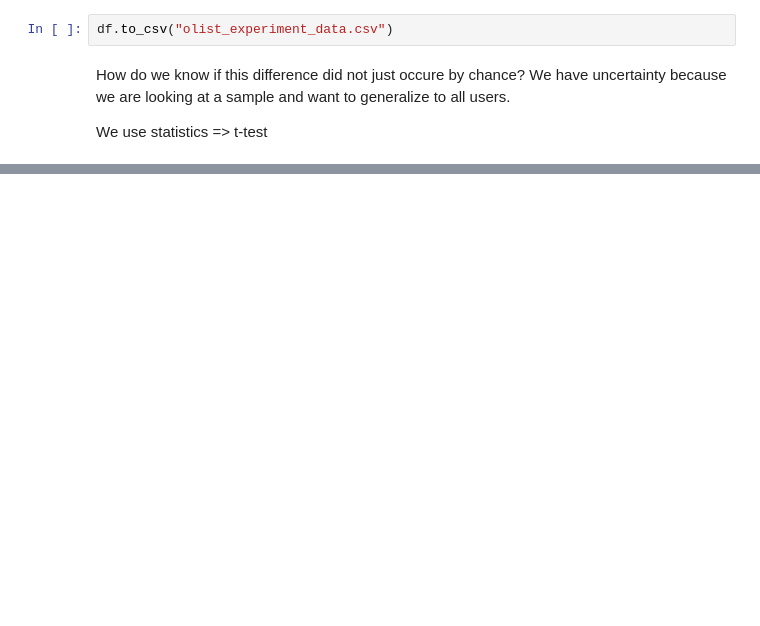
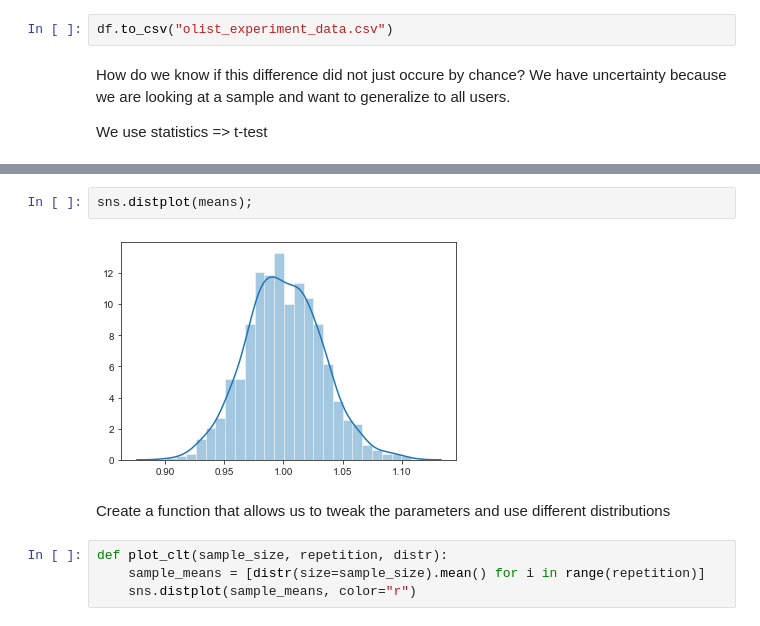
Before and after one commit to Senonino/data-ber-01-20, a Jupyter notebook: Notes/module_2/week_5/7_analytics-ab_testing.ipynb, the cells around one changed output, grey strips where cells are left out. Cells and saved outputs as stored; diff of their text form; blank space fills up the shorter version.

```diff
--- a/Notes/module_2/week_5/7_analytics-ab_testing.ipynb
+++ b/Notes/module_2/week_5/7_analytics-ab_testing.ipynb
@@ -115,0 +142,10 @@ We use statistics => t-test
+# %%
+sns.distplot(means);
+# %% [output]
+[figure, added]
+# %% [markdown]
+Create a function that allows us to tweak the parameters and use different distributions
+# %%
+def plot_clt(sample_size, repetition, distr):
+    sample_means = [distr(size=sample_size).mean() for i in range(repetition)]
+    sns.distplot(sample_means, color="r")
```
Also changed, not shown: parts of 29 cells of this notebook.
